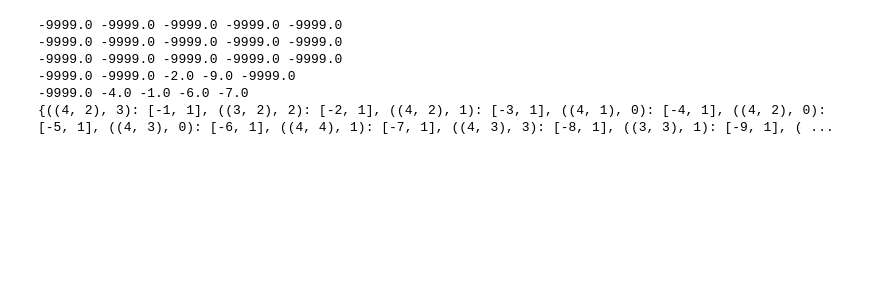
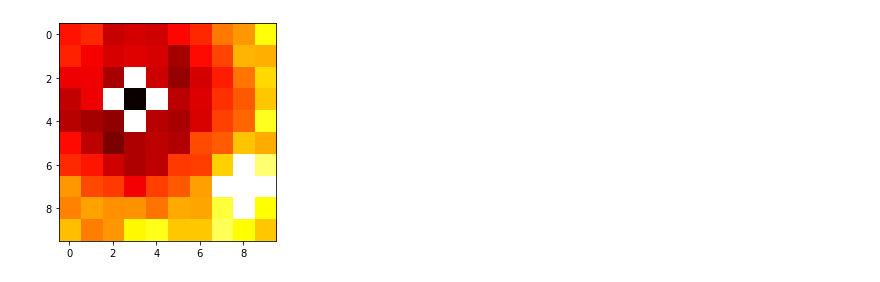
Before and after one commit to ani1311/CS-6375-Project, a Jupyter notebook: experiments/MontyCarloGrid.ipynb, the cells around one changed output. Drawn from its saved outputs; the diff is of its cells as text; code cells hidden in the pictures; blank space fills up the shorter version.

```diff
--- a/experiments/MontyCarloGrid.ipynb
+++ b/experiments/MontyCarloGrid.ipynb
@@ -63,8 +71,30 @@ def print_state_action():
 
     for i in range(env.n):
         for j in range(env.n):
-            print("%-3.1f "%(g[i][j]),end="")
+            print("%-3.2f "%(g[i][j]),end="")
         print()
+
+
+
+def print_heat_map():
+    g = []
+    for i in range(env.n):
+        t = []
+        for j in range(env.n):
+            t.append(-9999.0)
+        g.append(t)
+
+    for k,v in state_action.items():
+        g[k[0][0]][k[0][1]] = max(g[k[0][0]][k[0][1]],v[0])
+
+    for i in range(env.n):
+        for j in range(env.n):
+            if(g[i][j] == -9999.0):
+                g[i][j] = 0
+
+    a = np.array(g)
+    plt.imshow(a, cmap='hot', interpolation='nearest')
+    plt.show()
 # %%
 
 def get_action(observation):
@@ -127,10 +175,4 @@ train(10)
-# %%
-print_state_action()
-print(state_action)
-# %% [output]
--9999.0 -9999.0 -9999.0 -9999.0 -9999.0
--9999.0 -9999.0 -9999.0 -9999.0 -9999.0
--9999.0 -9999.0 -9999.0 -9999.0 -9999.0
--9999.0 -9999.0 -2.0 -9.0 -9999.0
--9999.0 -4.0 -1.0 -6.0 -7.0
-{((4, 2), 3): [-1, 1], ((3, 2), 2): [-2, 1], ((4, 2), 1): [-3, 1], ((4, 1), 0): [-4, 1], ((4, 2), 0): [-5, 1], ((4, 3), 0): [-6, 1], ((4, 4), 1): [-7, 1], ((4, 3), 3): [-8, 1], ((3, 3), 1): [-9, 1], ( ...
+# %%
+print_heat_map()
+# %% [output]
+[figure, added]
```
Also changed, not shown: parts of 6 cells of this notebook, 2 other files.
